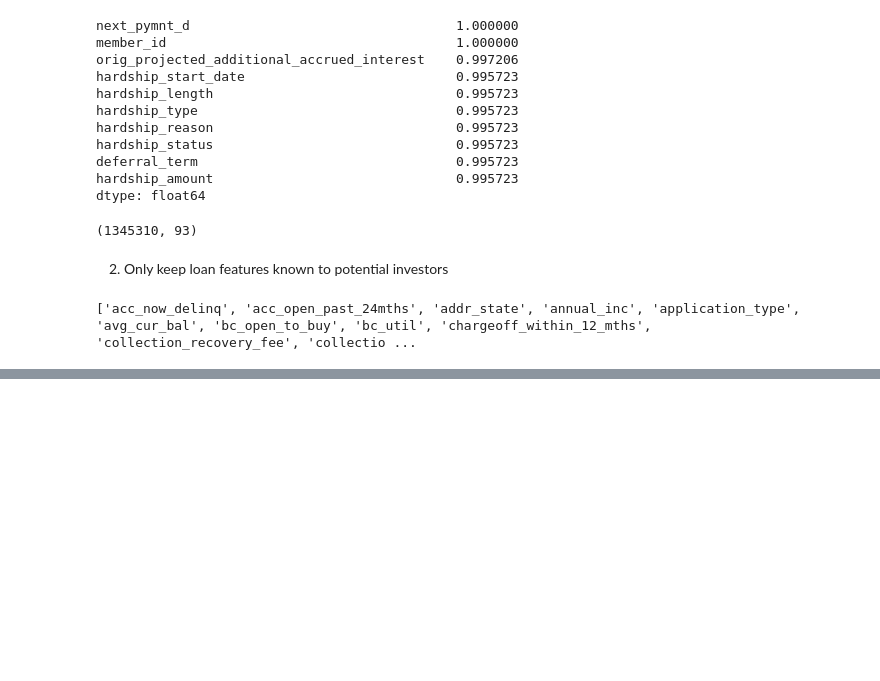
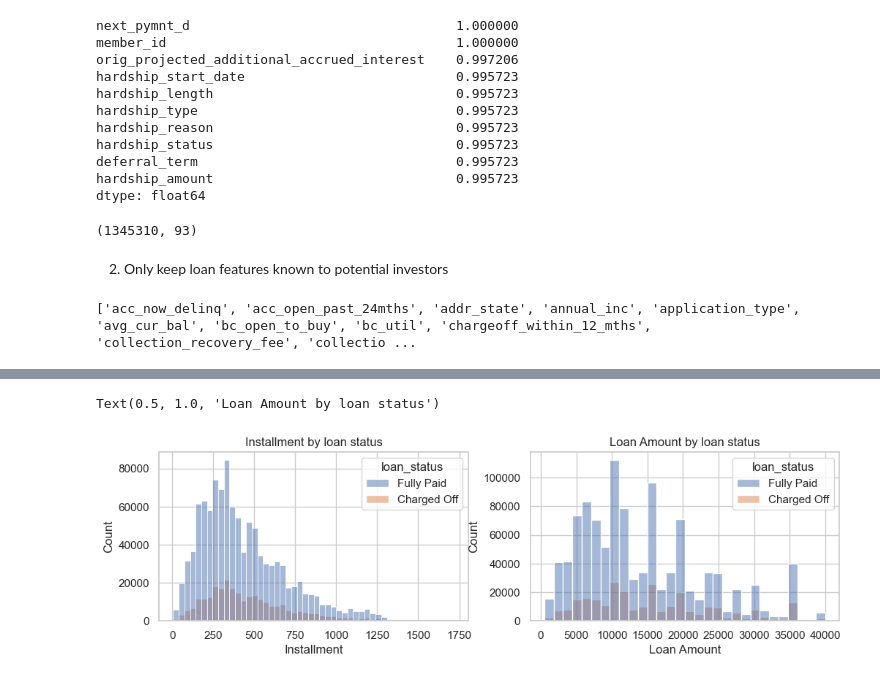
Before and after one commit to Siying6560/Lending-Club-Loan-Classification, a Jupyter notebook: LendingLoanEDA.ipynb, the cells around one changed output, grey strips where cells are left out. Saved outputs shown, nothing was run; the diff lists cells and outputs as text; code cells hidden in the pictures; blank space fills up the shorter version.

```diff
--- a/LendingLoanEDA.ipynb
+++ b/LendingLoanEDA.ipynb
@@ -127,0 +202,14 @@ print(sorted(loans.columns))
+# %%
+f, (ax1,ax2) = plt.subplots(nrows = 1, ncols = 2, figsize = (12,3))
+sns.histplot(data = loans, x = loans['installment'], hue = 'loan_status', bins = 50, ax= ax1)
+ax1.set_xlabel('Installment')
+ax1.set_ylabel('Count')
+ax1.set_title('Installment by loan status')
+
+sns.histplot(data = loans, x = loans['loan_amnt'], hue = 'loan_status', bins = 30, ax= ax2)
+ax2.set_xlabel('Loan Amount')
+ax2.set_ylabel('Count')
+ax2.set_title('Loan Amount by loan status')
+# %% [output]
+Text(0.5, 1.0, 'Loan Amount by loan status')
+[figure, added]
```
Also changed, not shown: parts of 21 cells of this notebook.
